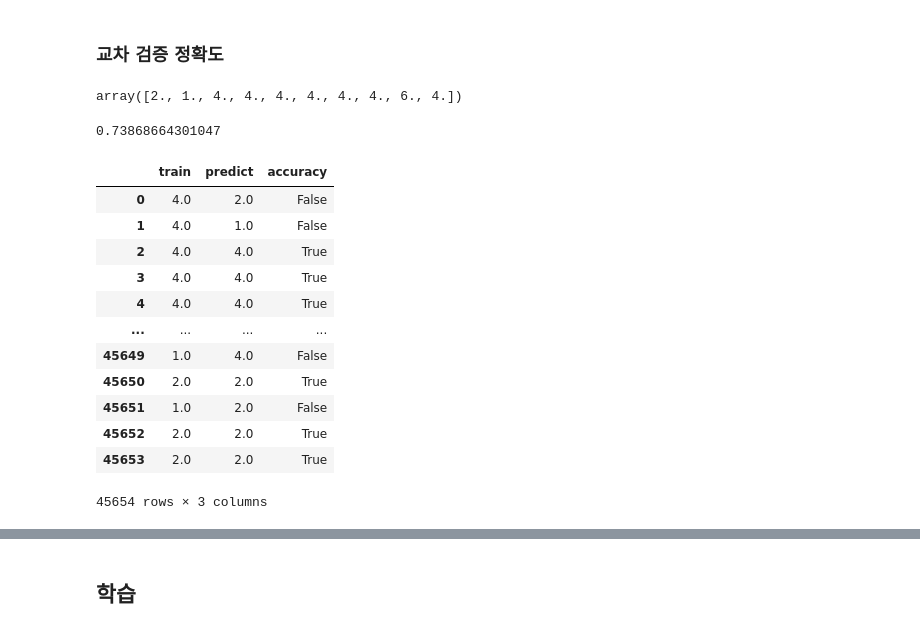
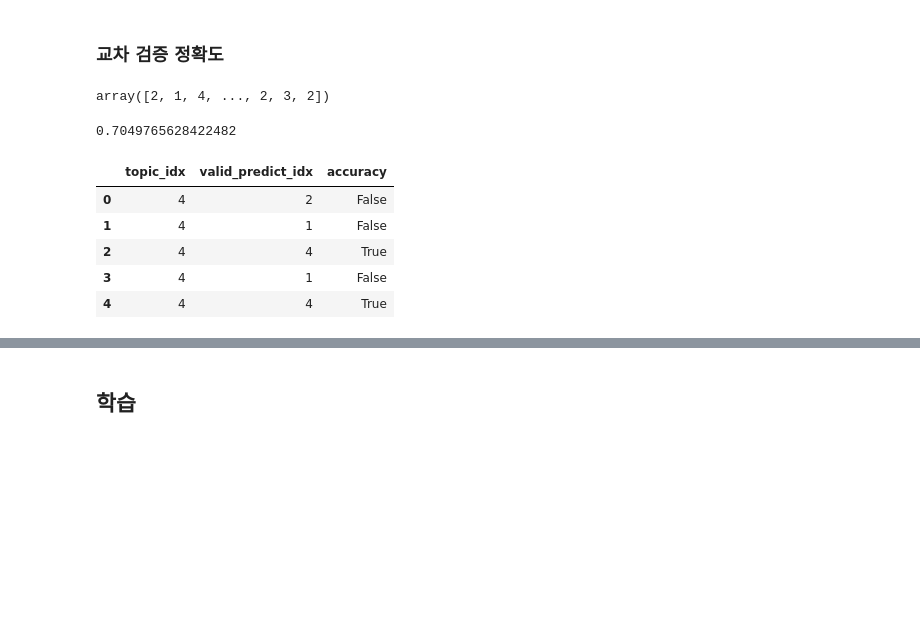
Before and after one commit to corazzon/python-text-analysis, a Jupyter notebook: 0303-klue-ml-ensemble-cv-output.ipynb, the cells around one changed output, grey strips where cells are left out. Drawn from its saved outputs; the diff is of its cells as text; code cells hidden in the pictures; blank space fills up the shorter version.

```diff
--- a/0303-klue-ml-ensemble-cv-output.ipynb
+++ b/0303-klue-ml-ensemble-cv-output.ipynb
@@ -254,9 +201,9 @@ IDF 값은 문서군의 성격에 따라 결정된다. 예를 들어 '원자'라
 * 출처 : [tf-idf - 위키백과, 우리 모두의 백과사전](https://ko.wikipedia.org/wiki/Tf-idf)
 # %%
 # TfidfVectorizer 로 벡터화 합니다.
+from sklearn.feature_extraction.text import TfidfVectorizer
 # fit 으로 변환할 어휘를 학습합니다.
-from sklearn.feature_extraction.text import TfidfVectorizer
 
-tfidfvect = TfidfVectorizer(ngram_range=(1, 1), max_df=1.0, min_df=2)
-tfidfvect.fit(X_train_text)
+tfidfvect = TfidfVectorizer(max_features=2000)
+tfidfvect.fit(df_train["title"])
 # %% [output]
@@ -264,8 +211,6 @@ TfidfVectorizer(min_df=2)
 # %%
 # transform
-# X_train
-# X_test
-X_train = tfidfvect.transform(X_train_text)
-X_test = tfidfvect.transform(X_test_text)
-X_train.shape, X_test.shape
+X_train = tfidfvect.transform(df_train["title"])
+X_test = tfidfvect.transform(df_test["title"])
+X_train, X_test
 # %% [output]
@@ -374,8 +328,6 @@ df_vocab_top.plot.bar(figsize=(12, 4))
 # RandomForestClassifier 를 불러옵니다.
 from sklearn.ensemble import RandomForestClassifier
 
-model = RandomForestClassifier(n_estimators=100,
-                               n_jobs=-1,
-                               random_state=42)
+model = RandomForestClassifier(n_estimators=100, n_jobs=-1)
 model
 # %% [output]
@@ -388,6 +343,6 @@ RandomForestClassifier(n_jobs=-1, random_state=42)
 # cross_val_predict 로 교차 검증을 합니다.
 from sklearn.model_selection import cross_val_predict
 
-y_valid_predict = cross_val_predict(model, X_train, y_train, cv=3)
-y_valid_predict
+y_valid_pred = cross_val_predict(model, X_train, y_train, cv=3, n_jobs=-1, verbose=2)
+y_valid_pred[:10]
 # %% [output]
@@ -396,34 +353,26 @@ array([2., 1., 4., ..., 2., 2., 2.])
 ### 교차 검증 정확도
 # %%
 # 교차 검증 결과
-y_valid_predict[:10]
+y_valid_pred
 # %% [output]
-array([2., 1., 4., 4., 4., 4., 4., 4., 6., 4.])
+array([2, 1, 4, ..., 2, 3, 2])
 # %%
 # 교차 검증 결과 점수를 구해봅니다.
 # 모의고사를 보고 채점해 보는 과정과 유사합니다.
-# valid_accuracy
-valid_accuracy = (y_train == y_valid_predict)
-valid_accuracy.mean()
+valid_accuracy = (y_train == y_valid_pred).mean()
+valid_accuracy
 # %% [output]
-0.73868664301047
+0.7049765628422482
 # %%
 # df_accuracy 로 정답여부 컬럼을 만듦
-df_accuracy = pd.DataFrame({"train": y_train,
-                            "predict": y_valid_predict,
-                            "accuracy" : y_train == y_valid_predict})
-df_accuracy
+df_accuracy = y_train.to_frame()
+df_accuracy["valid_predict_idx"] = y_valid_pred
+df_accuracy["accuracy"] = (y_train == y_valid_pred)
+df_accuracy.head()
 # %% [output]
-|  | train | predict | accuracy |
-| 0 | 4.0 | 2.0 | False |
-| 1 | 4.0 | 1.0 | False |
-| 2 | 4.0 | 4.0 | True |
-| 3 | 4.0 | 4.0 | True |
-| 4 | 4.0 | 4.0 | True |
-| ... | ... | ... | ... |
-| 45649 | 1.0 | 4.0 | False |
-| 45650 | 2.0 | 2.0 | True |
-| 45651 | 1.0 | 2.0 | False |
-| 45652 | 2.0 | 2.0 | True |
-| 45653 | 2.0 | 2.0 | True |
+|  | topic_idx | valid_predict_idx | accuracy |
+| 0 | 4 | 2 | False |
+| 1 | 4 | 1 | False |
+| 2 | 4 | 4 | True |
+| 3 | 4 | 1 | False |
+| 4 | 4 | 4 | True |
-45654 rows × 3 columns
```
Also changed, not shown: parts of 39 cells of this notebook, 1 other file.
